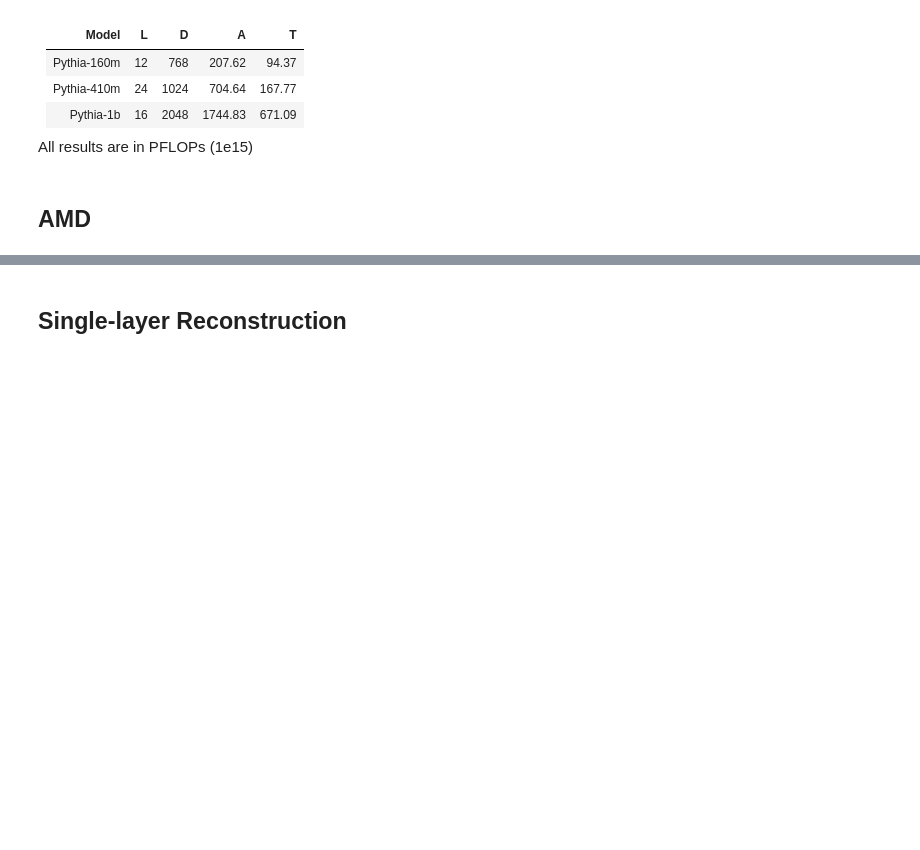
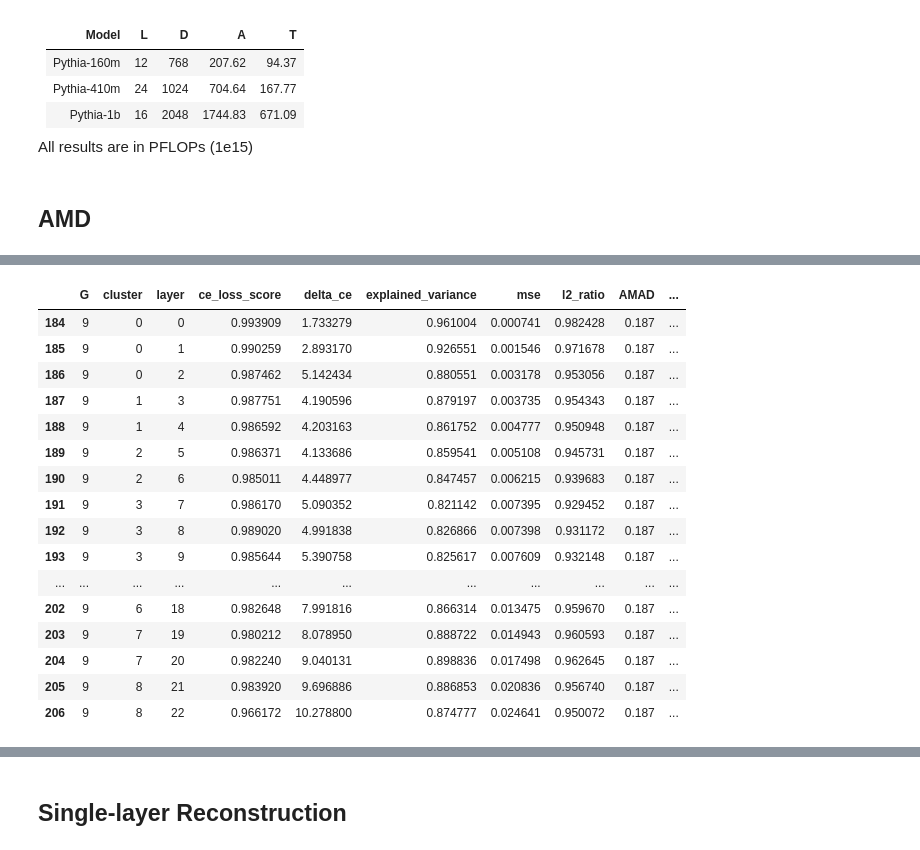
Before and after one commit to ghidav/group-sae, a Jupyter notebook: recon/analysis.ipynb, the cells around one changed output, grey strips where cells are left out. Saved outputs shown, nothing was run; the diff lists cells and outputs as text; code cells hidden in the pictures; blank space fills up the shorter version.

```diff
--- a/recon/analysis.ipynb
+++ b/recon/analysis.ipynb
@@ -408,0 +362,20 @@ plt.tight_layout()
+# %%
+p410[p410["G"] == 9]
+# %% [output]
+|  | G | cluster | layer | ce_loss_score | delta_ce | explained_variance | mse | l2_ratio | AMAD | ... |
+| 184 | 9 | 0 | 0 | 0.993909 | 1.733279 | 0.961004 | 0.000741 | 0.982428 | 0.187 | ... |
+| 185 | 9 | 0 | 1 | 0.990259 | 2.893170 | 0.926551 | 0.001546 | 0.971678 | 0.187 | ... |
+| 186 | 9 | 0 | 2 | 0.987462 | 5.142434 | 0.880551 | 0.003178 | 0.953056 | 0.187 | ... |
+| 187 | 9 | 1 | 3 | 0.987751 | 4.190596 | 0.879197 | 0.003735 | 0.954343 | 0.187 | ... |
+| 188 | 9 | 1 | 4 | 0.986592 | 4.203163 | 0.861752 | 0.004777 | 0.950948 | 0.187 | ... |
+| 189 | 9 | 2 | 5 | 0.986371 | 4.133686 | 0.859541 | 0.005108 | 0.945731 | 0.187 | ... |
+| 190 | 9 | 2 | 6 | 0.985011 | 4.448977 | 0.847457 | 0.006215 | 0.939683 | 0.187 | ... |
+| 191 | 9 | 3 | 7 | 0.986170 | 5.090352 | 0.821142 | 0.007395 | 0.929452 | 0.187 | ... |
+| 192 | 9 | 3 | 8 | 0.989020 | 4.991838 | 0.826866 | 0.007398 | 0.931172 | 0.187 | ... |
+| 193 | 9 | 3 | 9 | 0.985644 | 5.390758 | 0.825617 | 0.007609 | 0.932148 | 0.187 | ... |
+| ... | ... | ... | ... | ... | ... | ... | ... | ... | ... | ... |
+| 202 | 9 | 6 | 18 | 0.982648 | 7.991816 | 0.866314 | 0.013475 | 0.959670 | 0.187 | ... |
+| 203 | 9 | 7 | 19 | 0.980212 | 8.078950 | 0.888722 | 0.014943 | 0.960593 | 0.187 | ... |
+| 204 | 9 | 7 | 20 | 0.982240 | 9.040131 | 0.898836 | 0.017498 | 0.962645 | 0.187 | ... |
+| 205 | 9 | 8 | 21 | 0.983920 | 9.696886 | 0.886853 | 0.020836 | 0.956740 | 0.187 | ... |
+| 206 | 9 | 8 | 22 | 0.966172 | 10.278800 | 0.874777 | 0.024641 | 0.950072 | 0.187 | ... |
```
Also changed, not shown: parts of 51 cells of this notebook, 5 other files.
